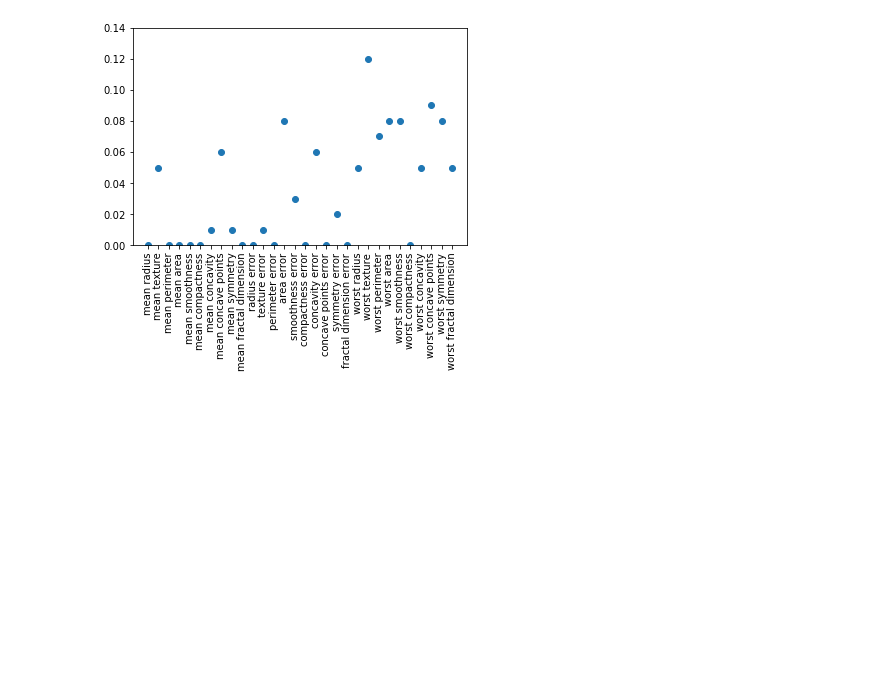
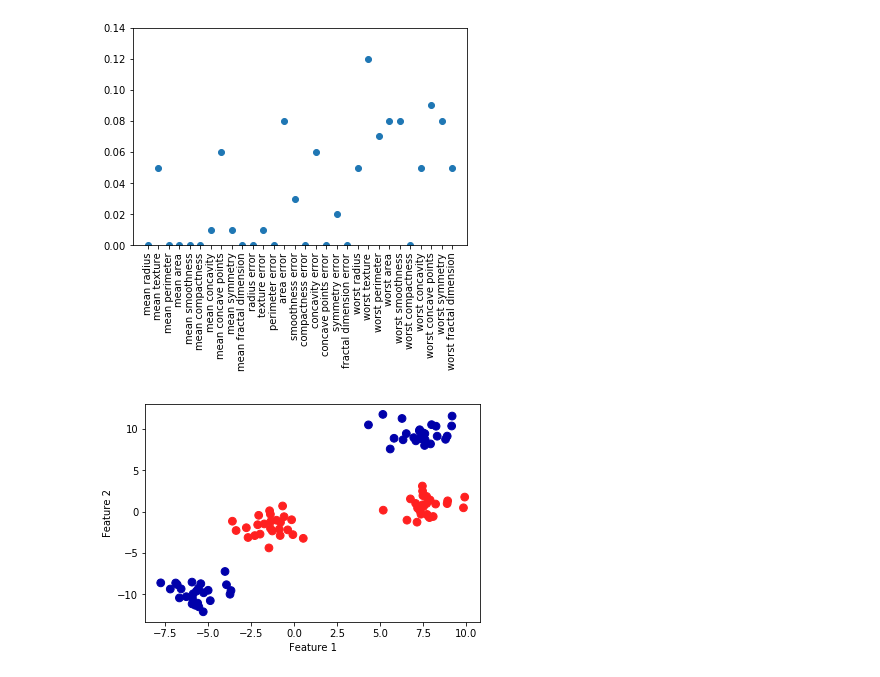
Before and after one commit to rodsveiga/ML_with_Python-Study_notes, a Jupyter notebook: Supervised_Learning.ipynb, the cells around one changed output. Saved outputs shown, nothing was run; the diff lists cells and outputs as text; code cells hidden in the pictures; blank space fills up the shorter version.

```diff
--- a/Supervised_Learning.ipynb
+++ b/Supervised_Learning.ipynb
@@ -1296,0 +1295,27 @@ plt.show()
+# %%
+# KERNELIZED SUPPORT VECTOR MACHINES
+
+# Before we have already seen linear support vector machines for classification. Kernelized
+# support vector machines (SVMs) are an extension allowing more complex models which are not
+# defined simply bu hyperplanes in the input space. SVMs can be use to regression and
+# classification, but here the focus will be the classification case. Similar concepts apply
+# to support vector regression.
+
+# The math behind kernelized support vector machines is not be covered here, however the
+# discussion is expected to give some intuitions about the idea behind the method.
+
+# LINEAR MODELS AND NON-LINEAR FEATURES
+
+# As lines and hyperplanes have limited flexibility, one can add more features to the model,
+# as polynomials or interactions of the input features. Let's remember the "Tree not monotone"
+# figure.
+
+X, y = make_blobs(centers=4, random_state=8)
+y = y % 2
+
+plt.scatter(X[:, 0], X[:, 1], c=y, s=60, cmap=mglearn.cm2)
+plt.xlabel("Feature 1")
+plt.ylabel("Feature 2")
+plt.show()
+# %% [output]
+[figure, added]
```
Also changed, not shown: parts of 12 cells of this notebook.
